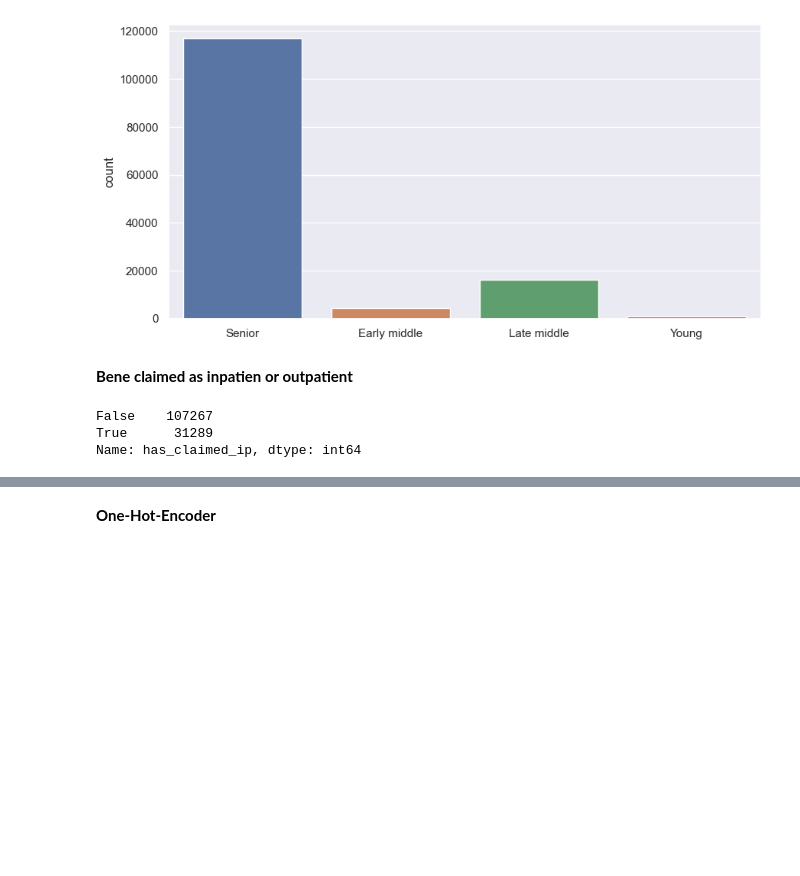
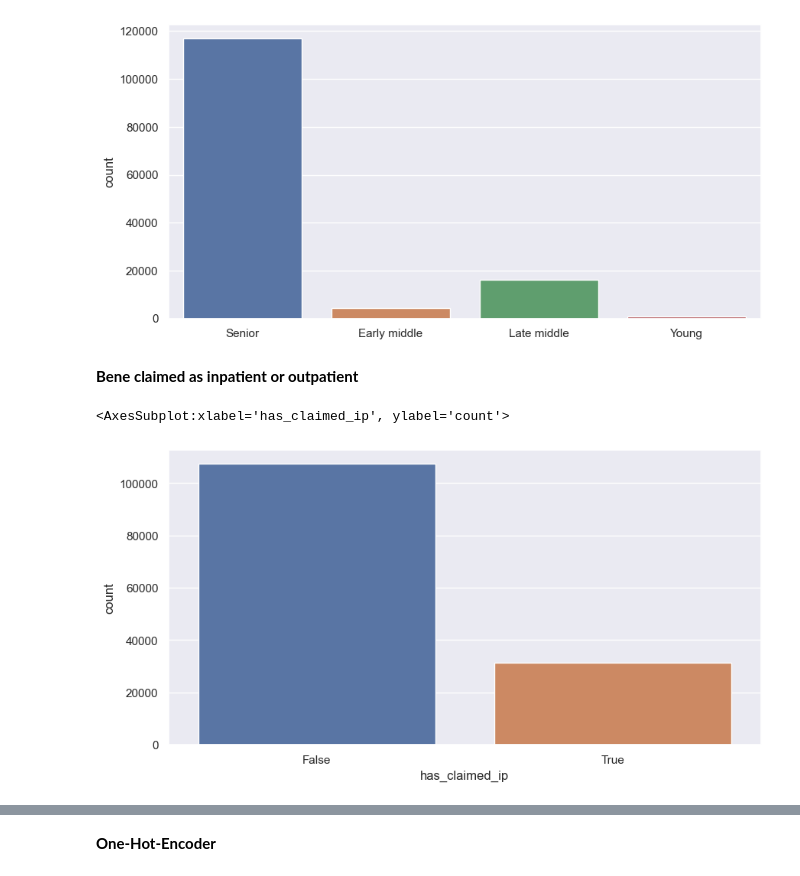
Before and after one commit to evkumar71/DataScience, a Jupyter notebook: Healtcare_fraud_detection.ipynb, the cells around one changed output, grey strips where cells are left out. Saved outputs shown, nothing was run; the diff lists cells and outputs as text; code cells hidden in the pictures; blank space fills up the shorter version.

```diff
--- a/Healtcare_fraud_detection.ipynb
+++ b/Healtcare_fraud_detection.ipynb
@@ -199,13 +225,12 @@ sns.countplot(x=bene_age)
 <AxesSubplot:ylabel='count'>
 [figure]
 # %% [markdown]
-**Bene claimed as inpatien or outpatient**
+**Bene claimed as inpatient or outpatient**
 # %%
 df_bene['has_claimed_ip'] = df_bene['BeneID'].isin(df_in['BeneID'])
 df_bene['has_claimed_op'] = df_bene['BeneID'].isin(df_out['BeneID'])
-# %%
-df_bene['has_claimed_ip'].value_counts()
-# %% [output]
-False    107267
-True      31289
-Name: has_claimed_ip, dtype: int64
+# %%
+sns.countplot(x='has_claimed_ip', data=df_bene)
+# %% [output]
+<AxesSubplot:xlabel='has_claimed_ip', ylabel='count'>
+[figure, added]
```
Also changed, not shown: parts of 17 cells of this notebook.
